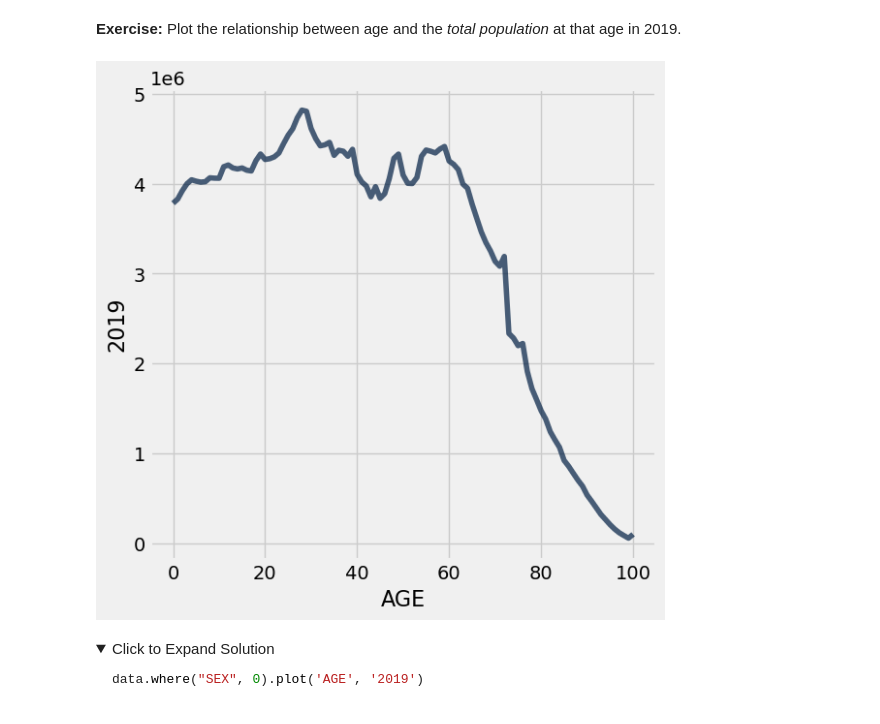
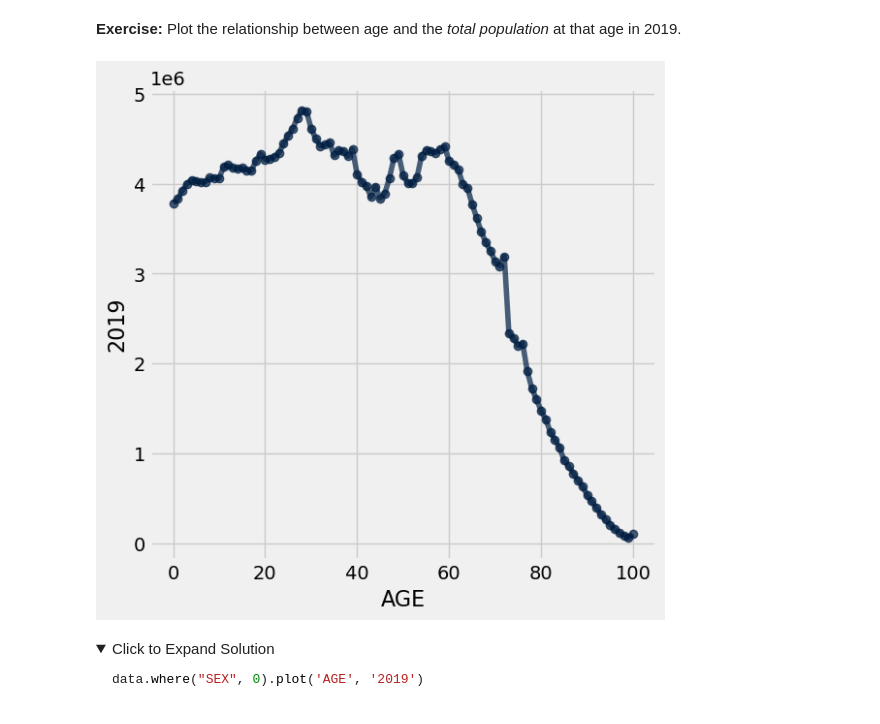
Before and after one commit to data-8/materials-sp23, a Jupyter notebook: lec/lec07.ipynb, the cells around one changed output. Saved outputs shown, nothing was run; the diff lists cells and outputs as text; code cells hidden in the pictures; folded sections open.

```diff
--- a/lec/lec07.ipynb
+++ b/lec/lec07.ipynb
@@ -102,9 +102,9 @@ Line plots are used to visualize the relationship between two numerical variable
 # %% [markdown]
 **Exercise:** Plot the relationship between age and the *total population* at that age in 2019.
 # %%
-data.where("SEX", 0).plot('AGE', '2019')
+data.where("SEX", 0).plot('AGE', '2019', marker="o")
 # %% [output]
-[figure, old version]
+[figure, new version]
 # %% [markdown]
 <details><summary>Click to Expand Solution</summary>
 
```
Also changed, not shown: parts of 6 cells of this notebook.
